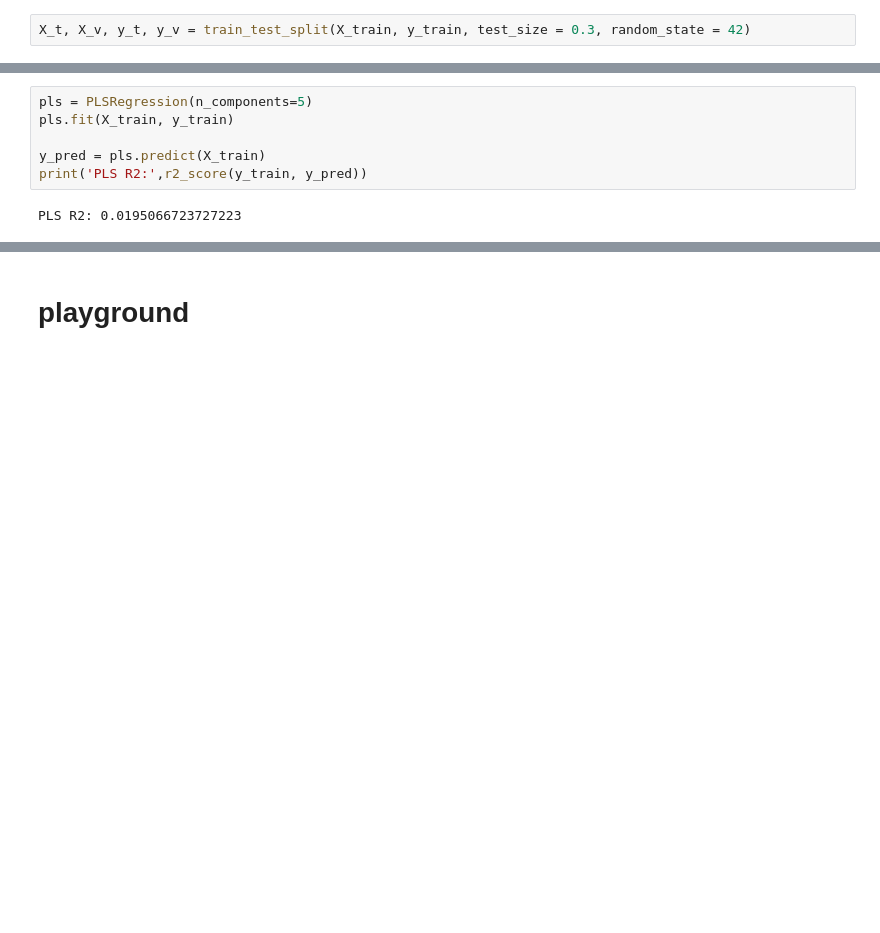
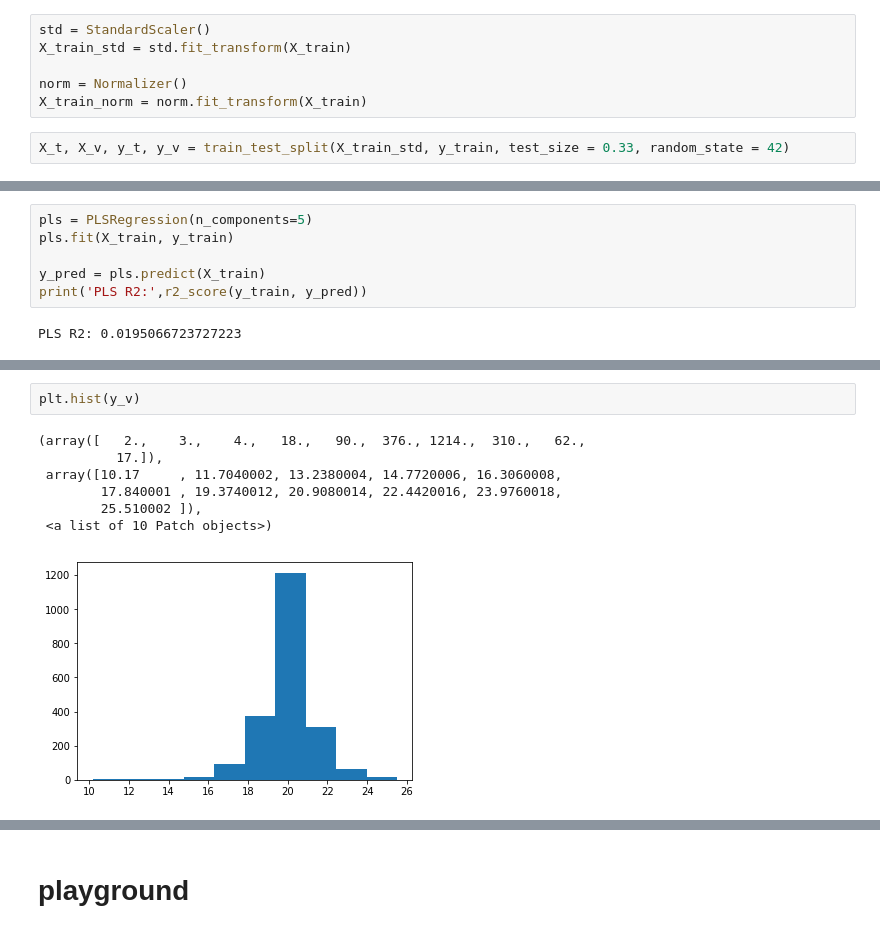
Before and after one commit to jonathanc42/hw-fall3-blue2, a Jupyter notebook: MachineLearning/Model Competition.ipynb, the cells around one changed output, grey strips where cells are left out. Drawn from its saved outputs; the diff is of its cells as text; blank space fills up the shorter version.

```diff
--- a/MachineLearning/Model Competition.ipynb
+++ b/MachineLearning/Model Competition.ipynb
@@ -42,2 +50,8 @@ X_test=temp[temp['train']==False].drop('train',axis=1)
+# %%
+std = StandardScaler()
+X_train_std = std.fit_transform(X_train)
+
+norm = Normalizer()
+X_train_norm = norm.fit_transform(X_train)
 # %%
-X_t, X_v, y_t, y_v = train_test_split(X_train, y_train, test_size = 0.3, random_state = 42)
+X_t, X_v, y_t, y_v = train_test_split(X_train_std, y_train, test_size = 0.33, random_state = 42)
@@ -336,0 +671,10 @@ print(r2_score(y_train, grid.best_estimator_.predict(X_train)))
+# %%
+plt.hist(y_v)
+# %% [output]
+(array([   2.,    3.,    4.,   18.,   90.,  376., 1214.,  310.,   62.,
+          17.]),
+ array([10.17     , 11.7040002, 13.2380004, 14.7720006, 16.3060008,
+        17.840001 , 19.3740012, 20.9080014, 22.4420016, 23.9760018,
+        25.510002 ]),
+ <a list of 10 Patch objects>)
+[figure, added]
```
Also changed, not shown: parts of 90 cells of this notebook.
